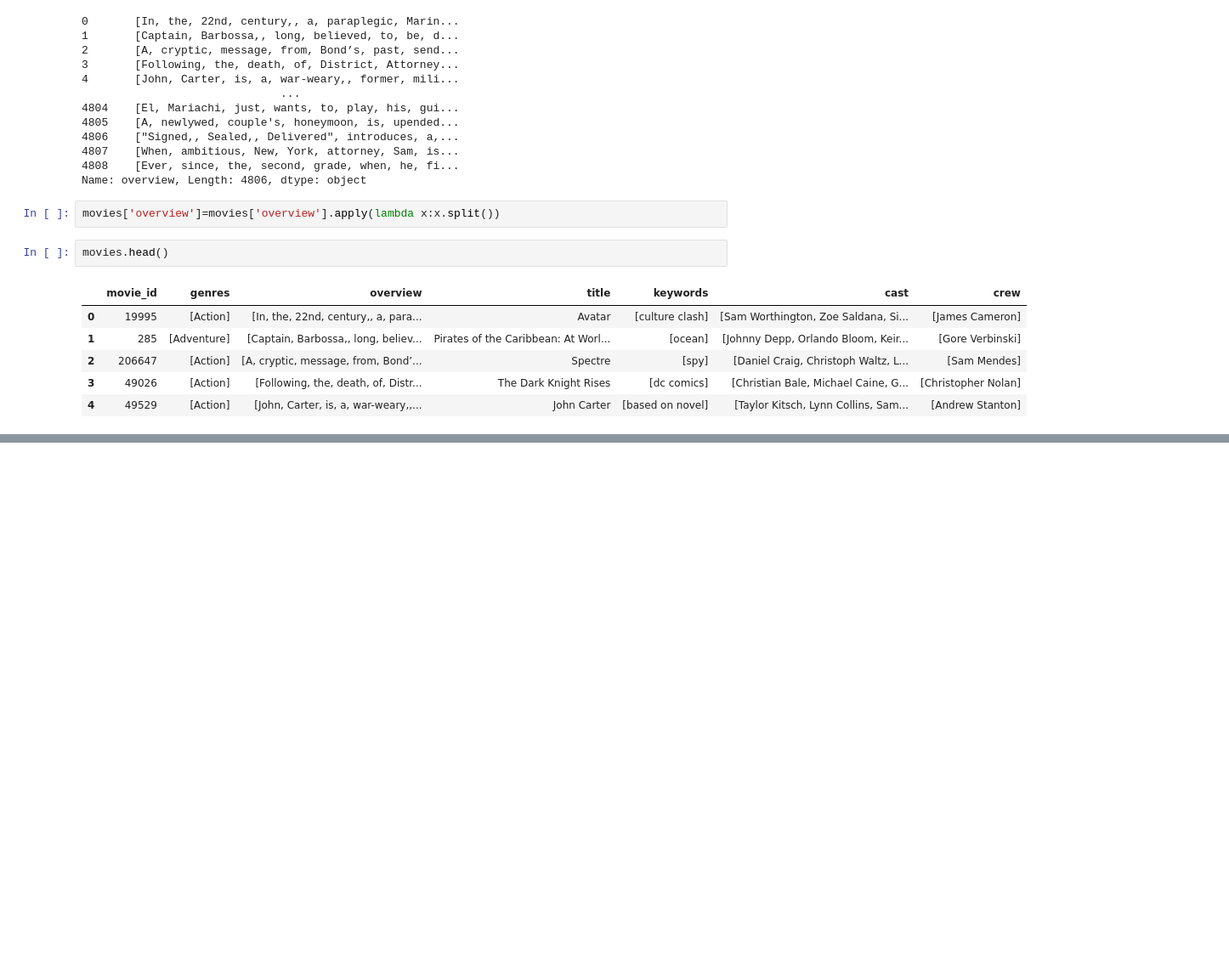
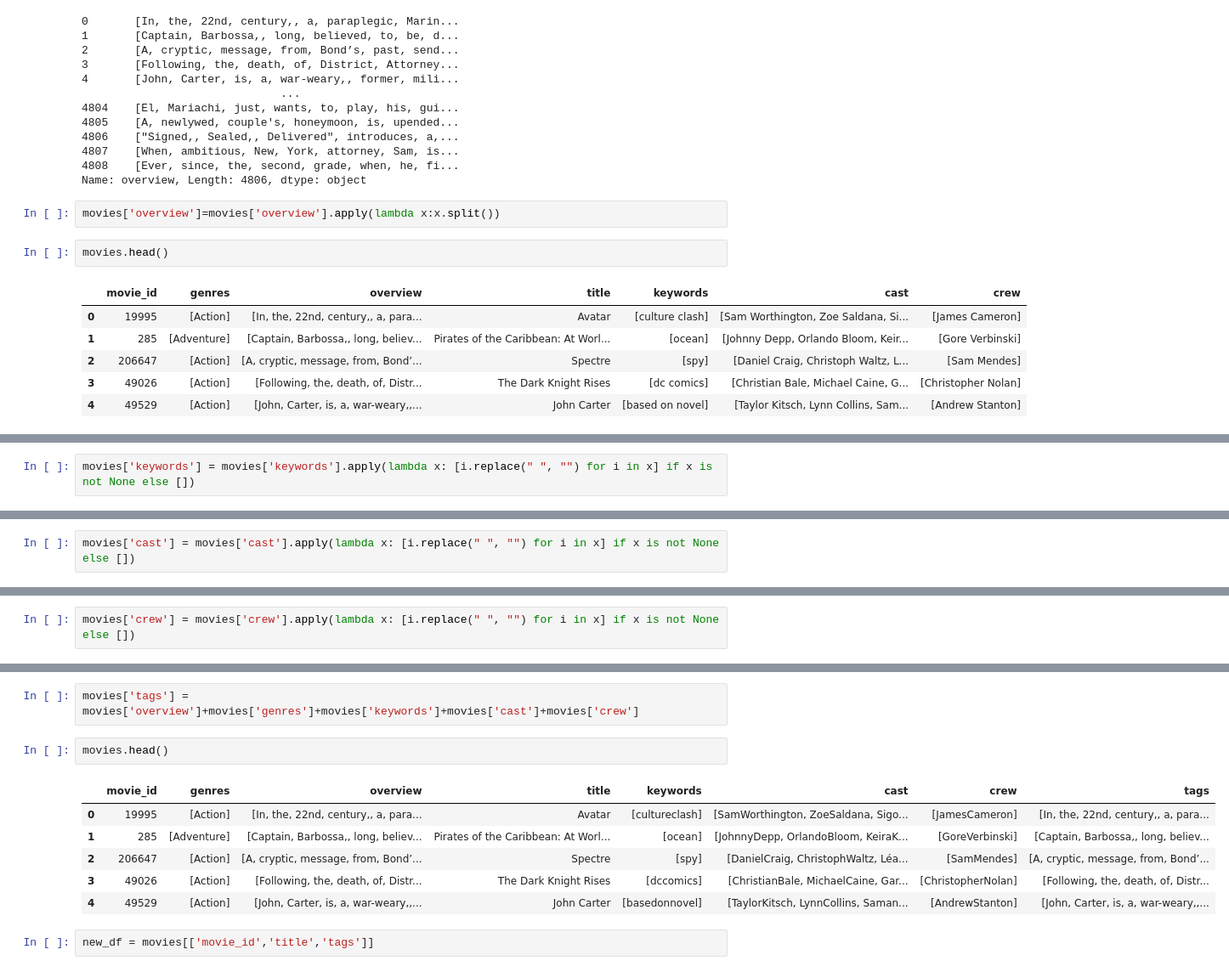
Before and after one commit to amannnn-10/FilmJunction, a Jupyter notebook: Movie_Recommendation_system.ipynb, the cells around one changed output, grey strips where cells are left out. Shown: that part at 85% size. Saved outputs shown, nothing was run; the diff lists cells and outputs as text; blank space fills up the shorter version.

```diff
--- a/Movie_Recommendation_system.ipynb
+++ b/Movie_Recommendation_system.ipynb
@@ -273,0 +300,2 @@ movies.head()
+# %%
+movies['keywords'] = movies['keywords'].apply(lambda x: [i.replace(" ", "") for i in x] if x is not None else [])
@@ -273,0 +311,2 @@ movies.head()
+# %%
+movies['cast'] = movies['cast'].apply(lambda x: [i.replace(" ", "") for i in x] if x is not None else [])
@@ -273,0 +322,2 @@ movies.head()
+# %%
+movies['crew'] = movies['crew'].apply(lambda x: [i.replace(" ", "") for i in x] if x is not None else [])
@@ -273,0 +333,13 @@ movies.head()
+# %%
+movies['tags'] = movies['overview']+movies['genres']+movies['keywords']+movies['cast']+movies['crew']
+# %%
+movies.head()
+# %% [output]
+|  | movie_id | genres | overview | title | keywords | cast | crew | tags |
+| 0 | 19995 | [Action] | [In, the, 22nd, century,, a, para... | Avatar | [cultureclash] | [SamWorthington, ZoeSaldana, Sigo... | [JamesCameron] | [In, the, 22nd, century,, a, para... |
+| 1 | 285 | [Adventure] | [Captain, Barbossa,, long, believ... | Pirates of the Caribbean: At Worl... | [ocean] | [JohnnyDepp, OrlandoBloom, KeiraK... | [GoreVerbinski] | [Captain, Barbossa,, long, believ... |
+| 2 | 206647 | [Action] | [A, cryptic, message, from, Bond’... | Spectre | [spy] | [DanielCraig, ChristophWaltz, Léa... | [SamMendes] | [A, cryptic, message, from, Bond’... |
+| 3 | 49026 | [Action] | [Following, the, death, of, Distr... | The Dark Knight Rises | [dccomics] | [ChristianBale, MichaelCaine, Gar... | [ChristopherNolan] | [Following, the, death, of, Distr... |
+| 4 | 49529 | [Action] | [John, Carter, is, a, war-weary,,... | John Carter | [basedonnovel] | [TaylorKitsch, LynnCollins, Saman... | [AndrewStanton] | [John, Carter, is, a, war-weary,,... |
+# %%
+new_df = movies[['movie_id','title','tags']]
```
Also changed, not shown: parts of 37 cells of this notebook.
